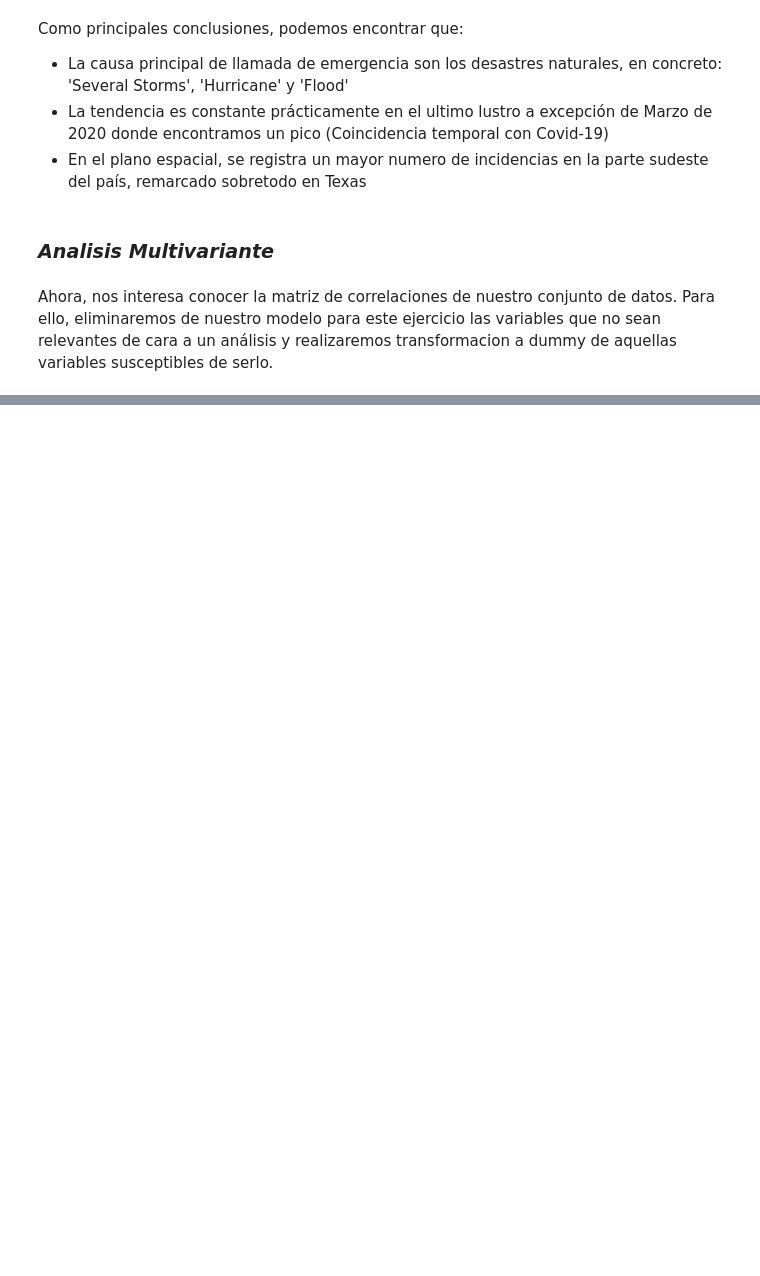
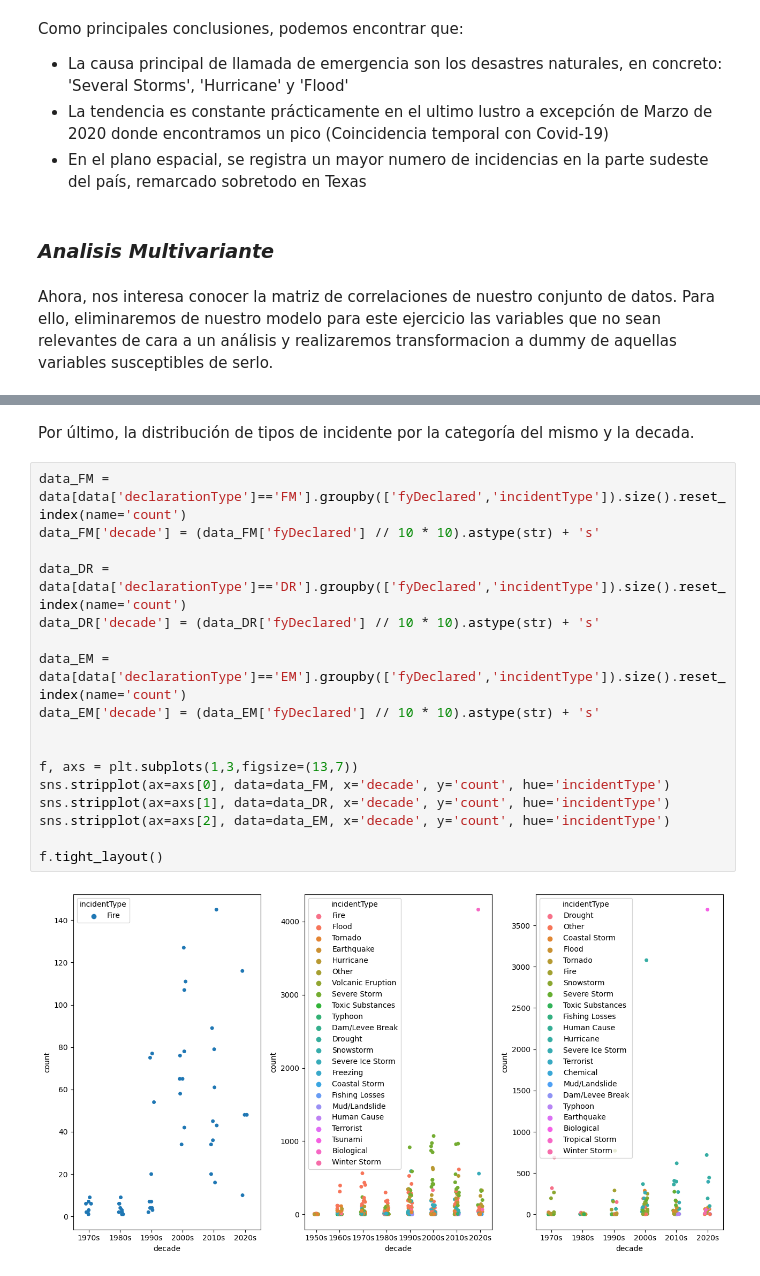
Before and after one commit to rubgarcia97/projects, a Jupyter notebook: API-ML/src/notebooks/eda.ipynb, the cells around one changed output, grey strips where cells are left out. Drawn from its saved outputs; the diff is of its cells as text; blank space fills up the shorter version.

```diff
--- a/API-ML/src/notebooks/eda.ipynb
+++ b/API-ML/src/notebooks/eda.ipynb
@@ -275,0 +269,21 @@ sns.heatmap(
+# %% [markdown]
+Por último, la distribución de tipos de incidente por la categoría del mismo y la decada.
+# %%
+data_FM = data[data['declarationType']=='FM'].groupby(['fyDeclared','incidentType']).size().reset_index(name='count')
+data_FM['decade'] = (data_FM['fyDeclared'] // 10 * 10).astype(str) + 's'
+
+data_DR = data[data['declarationType']=='DR'].groupby(['fyDeclared','incidentType']).size().reset_index(name='count')
+data_DR['decade'] = (data_DR['fyDeclared'] // 10 * 10).astype(str) + 's'
+
+data_EM = data[data['declarationType']=='EM'].groupby(['fyDeclared','incidentType']).size().reset_index(name='count')
+data_EM['decade'] = (data_EM['fyDeclared'] // 10 * 10).astype(str) + 's'
+
+
+f, axs = plt.subplots(1,3,figsize=(13,7))
+sns.stripplot(ax=axs[0], data=data_FM, x='decade', y='count', hue='incidentType')
+sns.stripplot(ax=axs[1], data=data_DR, x='decade', y='count', hue='incidentType')
+sns.stripplot(ax=axs[2], data=data_EM, x='decade', y='count', hue='incidentType')
+
+f.tight_layout()
+# %% [output]
+[figure, added]
```
Also changed, not shown: parts of 3 cells of this notebook, 5 other files.
